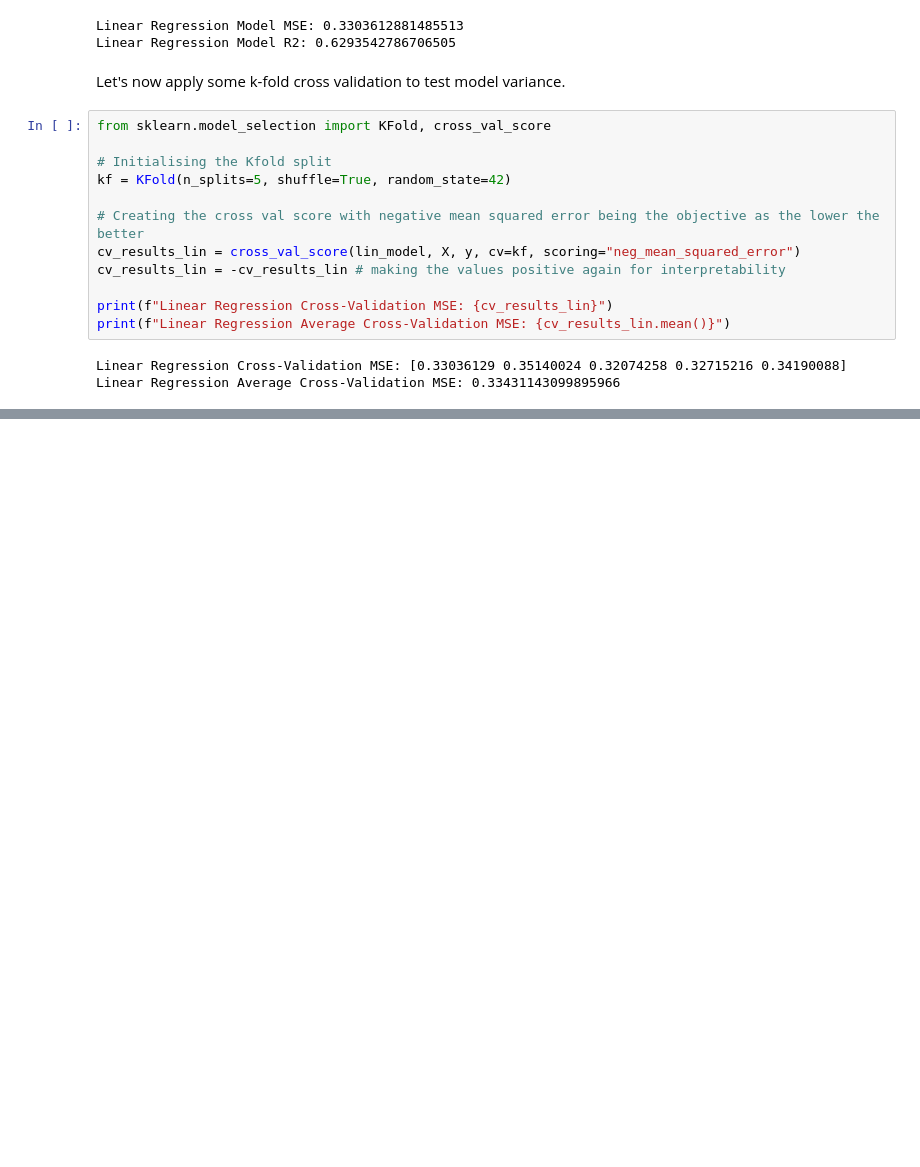
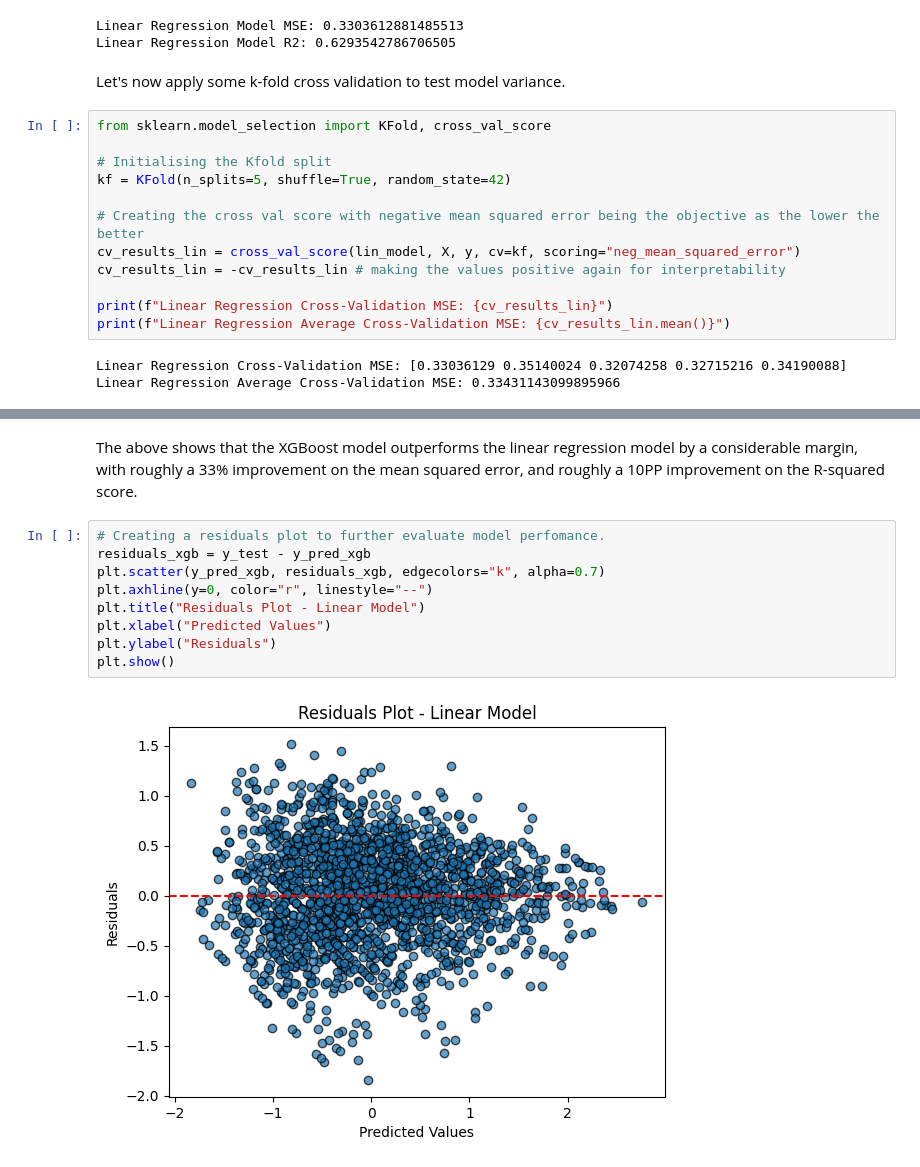
Before and after one commit to louis-porter/FM24_player_valuation_analysis, a Jupyter notebook: FM_player_valuation_analysis.ipynb, the cells around one changed output, grey strips where cells are left out. Cells and saved outputs as stored; diff of their text form; blank space fills up the shorter version.

```diff
--- a/FM_player_valuation_analysis.ipynb
+++ b/FM_player_valuation_analysis.ipynb
@@ -277,0 +332,13 @@ The linear regression model shows little evidence of variance, with very similar
+# %% [markdown]
+The above shows that the XGBoost model outperforms the linear regression model by a considerable margin, with roughly a 33% improvement on the mean squared error, and roughly a 10PP improvement on the R-squared score.
+# %%
+# Creating a residuals plot to further evaluate model perfomance.
+residuals_xgb = y_test - y_pred_xgb
+plt.scatter(y_pred_xgb, residuals_xgb, edgecolors="k", alpha=0.7)
+plt.axhline(y=0, color="r", linestyle="--")
+plt.title("Residuals Plot - Linear Model")
+plt.xlabel("Predicted Values")
+plt.ylabel("Residuals")
+plt.show()
+# %% [output]
+[figure, added]
```
Also changed, not shown: parts of 12 cells of this notebook.
